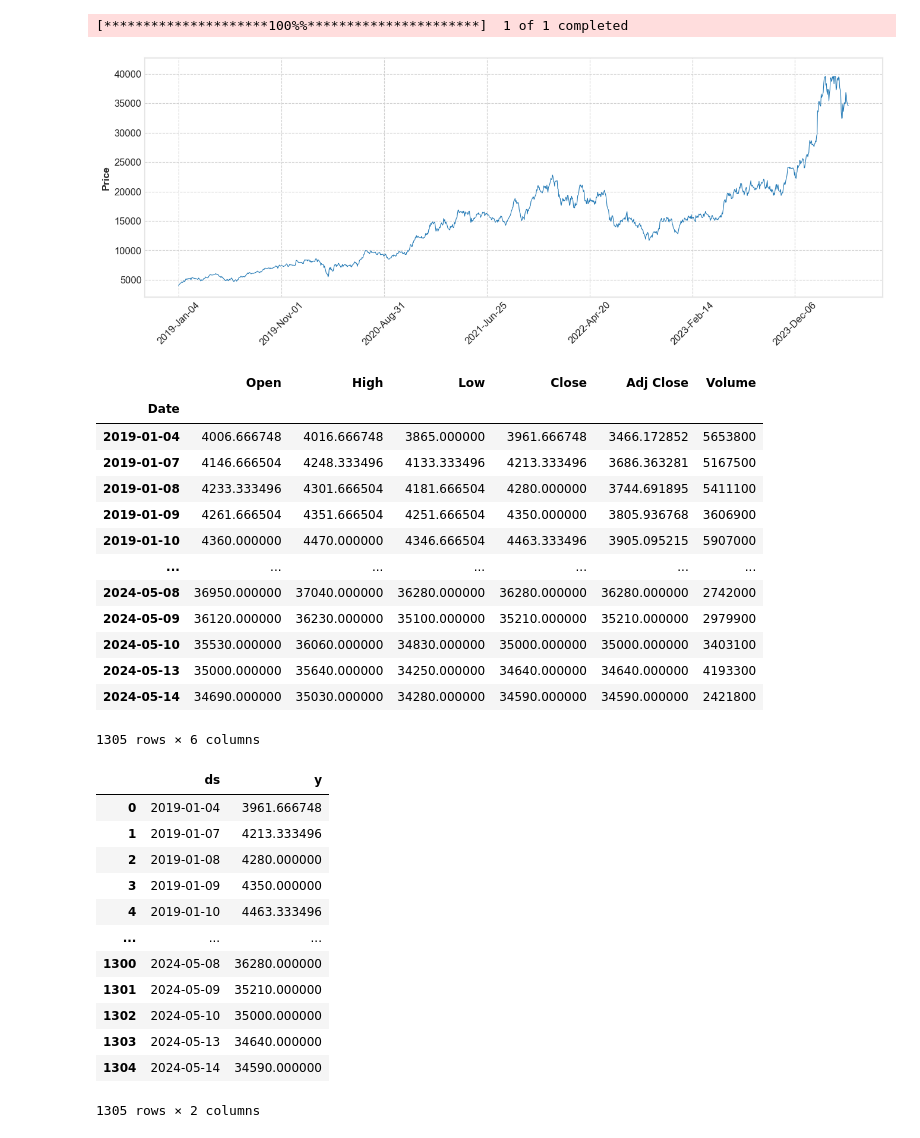
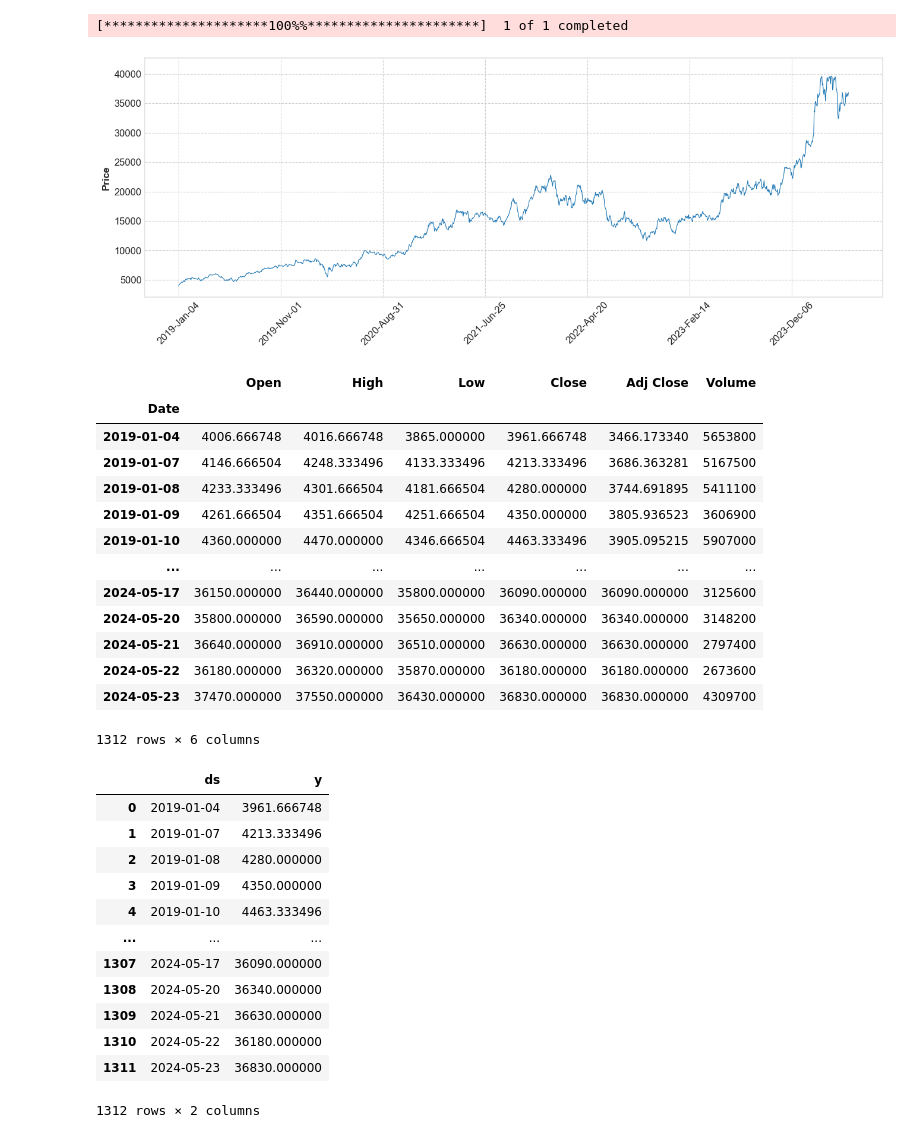
Before and after one commit to bitwalk123/stock-explorer, a Jupyter notebook: jupyter/trend_analysis_10.ipynb, the cells around one changed output. Saved outputs shown, nothing was run; the diff lists cells and outputs as text; code cells hidden in the pictures.

```diff
--- a/jupyter/trend_analysis_10.ipynb
+++ b/jupyter/trend_analysis_10.ipynb
@@ -16,33 +16,33 @@ plt.rcParams.update({
 import yfinance as yf
 # %%
 start = dt.date(2019, 1, 1)
-end = dt.date(2024, 5, 15)
+end = dt.date(2024, 5, 24)
 
 #ticker = '6920.T' # レーザーテック
 #ticker = '7735.T' # スクリーン
 ticker = '8035.T' # 東京エレクトロン
 #ticker = '^N225'
 #ticker = 'USDJPY=X'
 df0 = yf.download(ticker, start, end)
 mpf.plot(df0, type='line', style='binance', figratio=(12, 4))
 df0
 # %% [output]
 [*********************100%%**********************]  1 of 1 completed
 [figure]
 |  | Open | High | Low | Close | Adj Close | Volume |
 | Date |  |  |  |  |  |  |
-| 2019-01-04 | 4006.666748 | 4016.666748 | 3865.000000 | 3961.666748 | 3466.172852 | 5653800 |
+| 2019-01-04 | 4006.666748 | 4016.666748 | 3865.000000 | 3961.666748 | 3466.173340 | 5653800 |
 | 2019-01-07 | 4146.666504 | 4248.333496 | 4133.333496 | 4213.333496 | 3686.363281 | 5167500 |
 | 2019-01-08 | 4233.333496 | 4301.666504 | 4181.666504 | 4280.000000 | 3744.691895 | 5411100 |
-| 2019-01-09 | 4261.666504 | 4351.666504 | 4251.666504 | 4350.000000 | 3805.936768 | 3606900 |
+| 2019-01-09 | 4261.666504 | 4351.666504 | 4251.666504 | 4350.000000 | 3805.936523 | 3606900 |
 | 2019-01-10 | 4360.000000 | 4470.000000 | 4346.666504 | 4463.333496 | 3905.095215 | 5907000 |
 | ... | ... | ... | ... | ... | ... | ... |
-| 2024-05-08 | 36950.000000 | 37040.000000 | 36280.000000 | 36280.000000 | 36280.000000 | 2742000 |
-| 2024-05-09 | 36120.000000 | 36230.000000 | 35100.000000 | 35210.000000 | 35210.000000 | 2979900 |
-| 2024-05-10 | 35530.000000 | 36060.000000 | 34830.000000 | 35000.000000 | 35000.000000 | 3403100 |
-| 2024-05-13 | 35000.000000 | 35640.000000 | 34250.000000 | 34640.000000 | 34640.000000 | 4193300 |
-| 2024-05-14 | 34690.000000 | 35030.000000 | 34280.000000 | 34590.000000 | 34590.000000 | 2421800 |
+| 2024-05-17 | 36150.000000 | 36440.000000 | 35800.000000 | 36090.000000 | 36090.000000 | 3125600 |
+| 2024-05-20 | 35800.000000 | 36590.000000 | 35650.000000 | 36340.000000 | 36340.000000 | 3148200 |
+| 2024-05-21 | 36640.000000 | 36910.000000 | 36510.000000 | 36630.000000 | 36630.000000 | 2797400 |
+| 2024-05-22 | 36180.000000 | 36320.000000 | 35870.000000 | 36180.000000 | 36180.000000 | 2673600 |
+| 2024-05-23 | 37470.000000 | 37550.000000 | 36430.000000 | 36830.000000 | 36830.000000 | 4309700 |
-1305 rows × 6 columns
+1312 rows × 6 columns
 # %%
 df = pd.DataFrame({'ds': df0.index, 'y': df0['Close']}).reset_index(drop=True)
 df
@@ -54,10 +54,10 @@ df
 | 3 | 2019-01-09 | 4350.000000 |
 | 4 | 2019-01-10 | 4463.333496 |
 | ... | ... | ... |
-| 1300 | 2024-05-08 | 36280.000000 |
-| 1301 | 2024-05-09 | 35210.000000 |
-| 1302 | 2024-05-10 | 35000.000000 |
-| 1303 | 2024-05-13 | 34640.000000 |
-| 1304 | 2024-05-14 | 34590.000000 |
+| 1307 | 2024-05-17 | 36090.000000 |
+| 1308 | 2024-05-20 | 36340.000000 |
+| 1309 | 2024-05-21 | 36630.000000 |
+| 1310 | 2024-05-22 | 36180.000000 |
+| 1311 | 2024-05-23 | 36830.000000 |
-1305 rows × 2 columns
+1312 rows × 2 columns
 # %%
```
Also changed, not shown: parts of 10 cells of this notebook, 2 other files.
